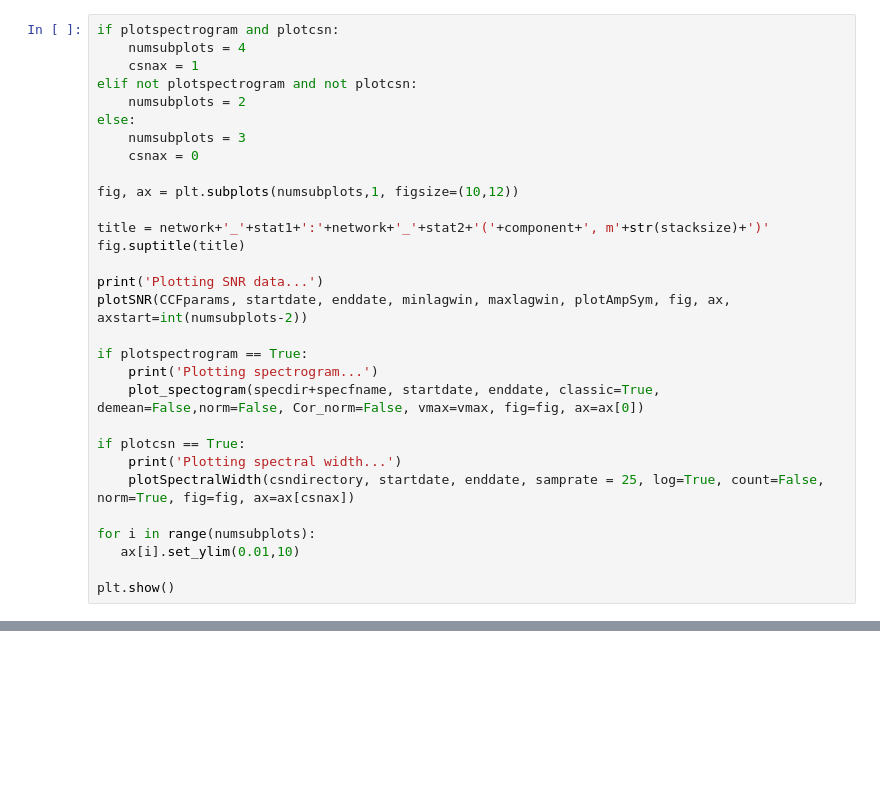
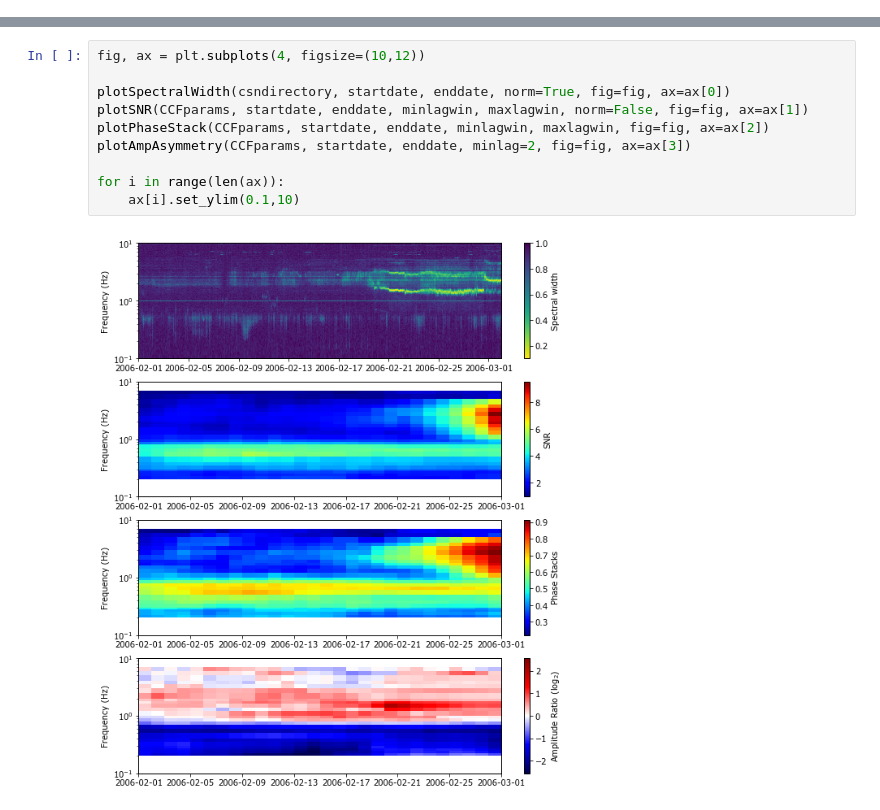
Before and after one commit to asyates/covseisnet_ASY, a Jupyter notebook: SNR_plots_example.ipynb, the cells around one changed output, grey strips where cells are left out. Drawn from its saved outputs; the diff is of its cells as text; blank space fills up the shorter version.

```diff
--- a/SNR_plots_example.ipynb
+++ b/SNR_plots_example.ipynb
@@ -45,30 +76,0 @@ Remainder of script requires no adjustment, and will finish plotting based on th
-# %%
-if plotspectrogram and plotcsn:
-    numsubplots = 4
-    csnax = 1
-elif not plotspectrogram and not plotcsn:
-    numsubplots = 2
-else:
-    numsubplots = 3
-    csnax = 0
-
-fig, ax = plt.subplots(numsubplots,1, figsize=(10,12))
-
-title = network+'_'+stat1+':'+network+'_'+stat2+'('+component+', m'+str(stacksize)+')'
-fig.suptitle(title)
-
-print('Plotting SNR data...')
-plotSNR(CCFparams, startdate, enddate, minlagwin, maxlagwin, plotAmpSym, fig, ax, axstart=int(numsubplots-2))
-
-if plotspectrogram == True:
-    print('Plotting spectrogram...')
-    plot_spectogram(specdir+specfname, startdate, enddate, classic=True, demean=False,norm=False, Cor_norm=False, vmax=vmax, fig=fig, ax=ax[0])
-
-if plotcsn == True:
-    print('Plotting spectral width...')
-    plotSpectralWidth(csndirectory, startdate, enddate, samprate = 25, log=True, count=False, norm=True, fig=fig, ax=ax[csnax])
-
-for i in range(numsubplots):
-   ax[i].set_ylim(0.01,10)
-
-plt.show()
@@ -79,0 +81,12 @@ Plotting spectral width...
+# %%
+fig, ax = plt.subplots(4, figsize=(10,12))
+
+plotSpectralWidth(csndirectory, startdate, enddate, norm=True, fig=fig, ax=ax[0])
+plotSNR(CCFparams, startdate, enddate, minlagwin, maxlagwin, norm=False, fig=fig, ax=ax[1])
+plotPhaseStack(CCFparams, startdate, enddate, minlagwin, maxlagwin, fig=fig, ax=ax[2])
+plotAmpAsymmetry(CCFparams, startdate, enddate, minlag=2, fig=fig, ax=ax[3])
+
+for i in range(len(ax)):
+    ax[i].set_ylim(0.1,10)
+# %% [output]
+[figure, added]
```
Also changed, not shown: parts of 24 cells of this notebook.
